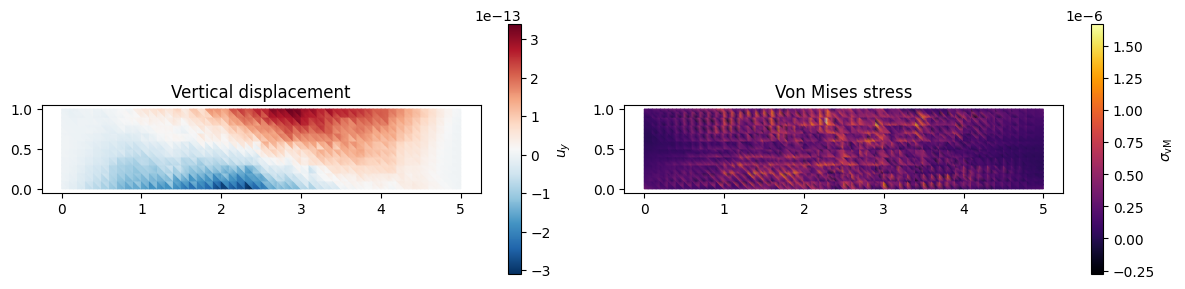
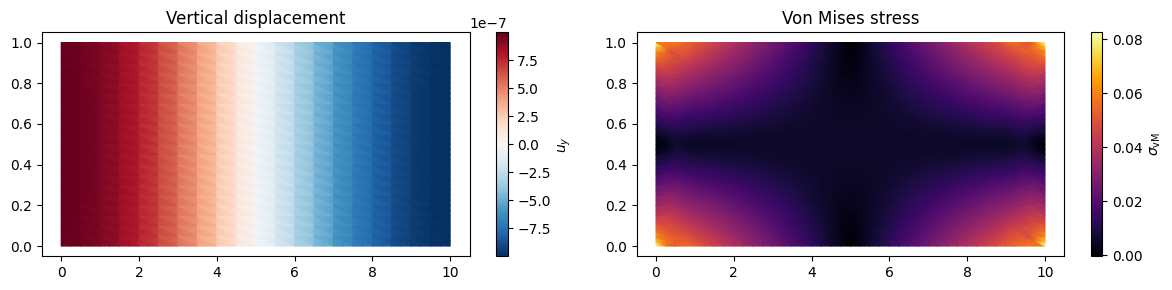
Code edit (unified diff) that turned the first committed figure into the second:
--- before
+++ after
@@ -6,16 +6,13 @@
 c0 = tripcolor(u.sub(1), axes=axes[0], cmap="RdBu_r")
 plt.colorbar(c0, ax=axes[0], label=r"$u_y$")
-axes[0].set_aspect("equal")
+# axes[0].set_aspect("equal")
 axes[0].set_title("Vertical displacement")
 
 # Von Mises stress
 sig_vm = Function(FunctionSpace(mesh, "DG", 2), name="Von Mises stress")
-sig_vm.interpolate(sqrt(
-    sigma[0, 0]**2 - sigma[0, 0]*sigma[1, 1] + sigma[1, 1]**2
-    + 3*sigma[0, 1]**2
-))
+sig_vm.interpolate(sqrt(sigma[0, 0]**2 - sigma[0, 0]*sigma[1, 1] + sigma[1, 1]**2 + 3*sigma[0, 1]**2))
 c1 = tripcolor(sig_vm, axes=axes[1], cmap="inferno")
 plt.colorbar(c1, ax=axes[1], label=r"$\sigma_\mathrm{vM}$")
-axes[1].set_aspect("equal")
+# axes[1].set_aspect("equal")
 axes[1].set_title("Von Mises stress")
 

Commit: Created using Colab